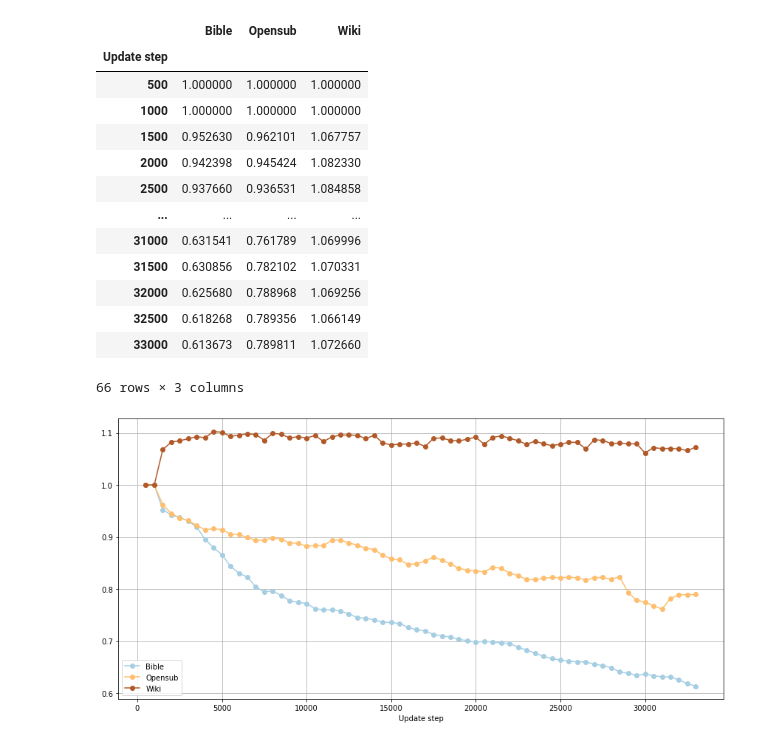
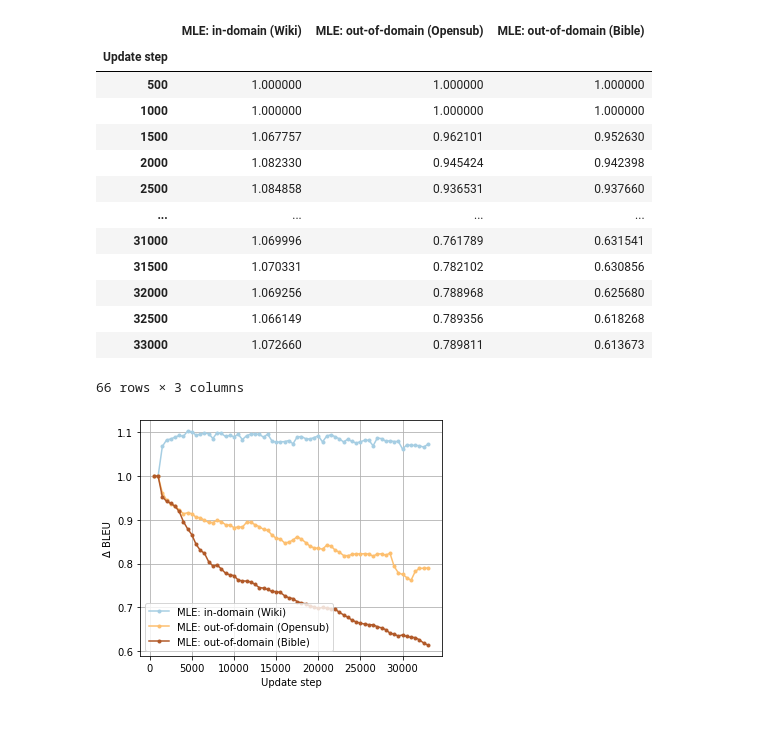
Before and after one commit to MIR-MU/softalign_objectives, a Jupyter notebook: article_materials/fig1_catastrophic_forgetting.ipynb, the cells around one changed output. Cells and saved outputs as stored; diff of their text form; code cells hidden in the pictures.

Commit message:
Updated figures generation

```diff
--- a/article_materials/fig1_catastrophic_forgetting.ipynb
+++ b/article_materials/fig1_catastrophic_forgetting.ipynb
@@ -15,9 +15,10 @@ domain_dfs = []
 
 window_size = 5
 
-for domain_record in per_domain_records:
+for domain_record in reversed(per_domain_records):
     domain_df = pd.DataFrame(domain_record)
-    plot_name = next(domain for domain in all_domains if domain in domain_df["name"].iloc[0])
+    plot_name = next("MLE: in-domain (%s)" % domain if "Wiki" in domain else "MLE: out-of-domain (%s)" % domain
+                     for domain in all_domains if domain in domain_df["name"].iloc[0])
 
     reference_value = domain_df["y"].iloc[0]
 
@@ -38,23 +39,27 @@ for domain_record in per_domain_records:
 all_df = pd.concat(domain_dfs, axis=1)
 all_df
 # %% [output]
-|  | Bible | Opensub | Wiki |
+|  | MLE: in-domain (Wiki) | MLE: out-of-domain (Opensub) | MLE: out-of-domain (Bible) |
 | Update step |  |  |  |
 | 500 | 1.000000 | 1.000000 | 1.000000 |
 | 1000 | 1.000000 | 1.000000 | 1.000000 |
-| 1500 | 0.952630 | 0.962101 | 1.067757 |
-| 2000 | 0.942398 | 0.945424 | 1.082330 |
-| 2500 | 0.937660 | 0.936531 | 1.084858 |
+| 1500 | 1.067757 | 0.962101 | 0.952630 |
+| 2000 | 1.082330 | 0.945424 | 0.942398 |
+| 2500 | 1.084858 | 0.936531 | 0.937660 |
 | ... | ... | ... | ... |
-| 31000 | 0.631541 | 0.761789 | 1.069996 |
-| 31500 | 0.630856 | 0.782102 | 1.070331 |
-| 32000 | 0.625680 | 0.788968 | 1.069256 |
-| 32500 | 0.618268 | 0.789356 | 1.066149 |
-| 33000 | 0.613673 | 0.789811 | 1.072660 |
+| 31000 | 1.069996 | 0.761789 | 0.631541 |
+| 31500 | 1.070331 | 0.782102 | 0.630856 |
+| 32000 | 1.069256 | 0.788968 | 0.625680 |
+| 32500 | 1.066149 | 0.789356 | 0.618268 |
+| 33000 | 1.072660 | 0.789811 | 0.613673 |
 66 rows × 3 columns
 # %%
-all_df.plot(grid=True, colormap="Paired", figsize=(12, 6), marker="o")
+all_df.plot(grid=True, colormap="Paired", figsize=(5, 4), marker=".")
+
+plt.xlabel("Update step")
+plt.ylabel("Δ BLEU")
+
 plt.tight_layout()
-plt.savefig("MLE_forgetting.png", format="png", dpi=300)
+plt.savefig("MLE_forgetting.pdf", format="pdf", dpi=300)
 # %% [output]
-[figure, old version]
+[figure, new version]
```
Also changed, not shown: 1 other file.
